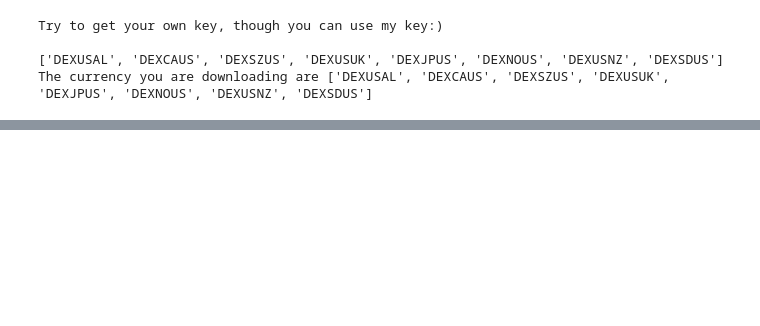
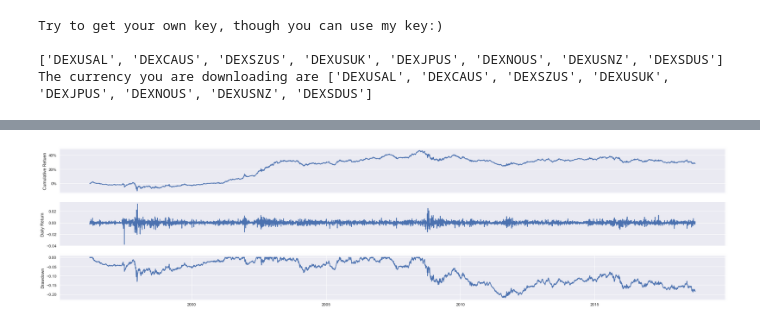
Before and after one commit to DihengChen/Cryptocurrency_Strategy, a Jupyter notebook: Utils/implement.ipynb, the cells around one changed output, grey strips where cells are left out. Saved outputs shown, nothing was run; the diff lists cells and outputs as text; code cells hidden in the pictures; blank space fills up the shorter version.

```diff
--- a/Utils/implement.ipynb
+++ b/Utils/implement.ipynb
@@ -176,0 +158,2 @@ OverflowError: Python int too large to convert to C long
+# %%
+signal_class=generate_signals.signal_1(data_dict,period)
@@ -176,0 +205,4 @@ OverflowError: Python int too large to convert to C long
+# %%
+re_a4.figure_plot()
+# %% [output]
+[figure, added]
```
Also changed, not shown: parts of 45 cells of this notebook, 3 other files.
